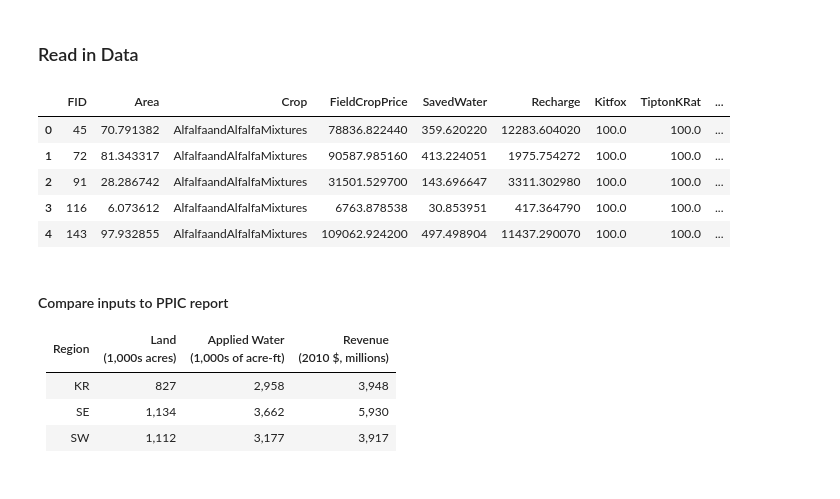
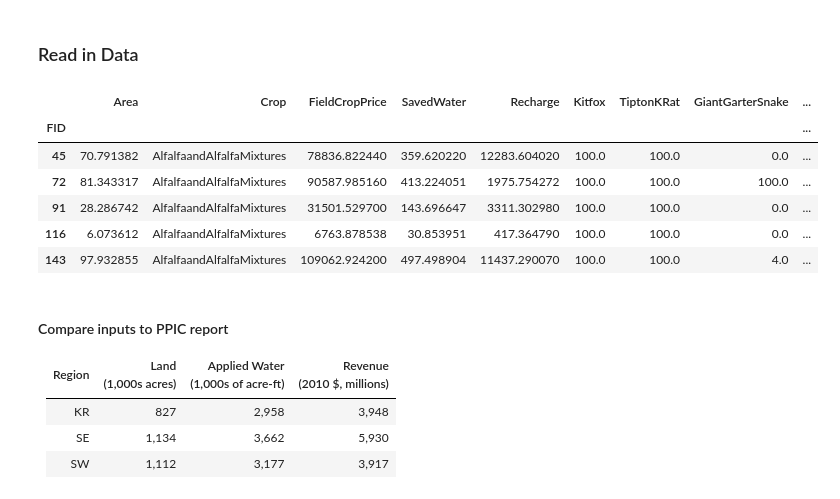
Before and after one commit to eanderson-ei/cv-mbom, a Jupyter notebook: notebooks/010-data-prep.ipynb, the cells around one changed output. Drawn from its saved outputs; the diff is of its cells as text; code cells hidden in the pictures.

```diff
--- a/notebooks/010-data-prep.ipynb
+++ b/notebooks/010-data-prep.ipynb
@@ -26,15 +26,16 @@ plt.rcParams["figure.figsize"] = (12,5)
 # %% [markdown]
 ### Read in Data
 # %%
-df = pd.read_csv(region_csv)
+df = pd.read_csv(region_csv, index_col='FID')
 df.head()
 # %% [output]
-|  | FID | Area | Crop | FieldCropPrice | SavedWater | Recharge | Kitfox | TiptonKRat | ... |
-| 0 | 45 | 70.791382 | AlfalfaandAlfalfaMixtures | 78836.822440 | 359.620220 | 12283.604020 | 100.0 | 100.0 | ... |
-| 1 | 72 | 81.343317 | AlfalfaandAlfalfaMixtures | 90587.985160 | 413.224051 | 1975.754272 | 100.0 | 100.0 | ... |
-| 2 | 91 | 28.286742 | AlfalfaandAlfalfaMixtures | 31501.529700 | 143.696647 | 3311.302980 | 100.0 | 100.0 | ... |
-| 3 | 116 | 6.073612 | AlfalfaandAlfalfaMixtures | 6763.878538 | 30.853951 | 417.364790 | 100.0 | 100.0 | ... |
-| 4 | 143 | 97.932855 | AlfalfaandAlfalfaMixtures | 109062.924200 | 497.498904 | 11437.290070 | 100.0 | 100.0 | ... |
+|  | Area | Crop | FieldCropPrice | SavedWater | Recharge | Kitfox | TiptonKRat | GiantGarterSnake | ... |
+| FID |  |  |  |  |  |  |  |  | ... |
+| 45 | 70.791382 | AlfalfaandAlfalfaMixtures | 78836.822440 | 359.620220 | 12283.604020 | 100.0 | 100.0 | 0.0 | ... |
+| 72 | 81.343317 | AlfalfaandAlfalfaMixtures | 90587.985160 | 413.224051 | 1975.754272 | 100.0 | 100.0 | 100.0 | ... |
+| 91 | 28.286742 | AlfalfaandAlfalfaMixtures | 31501.529700 | 143.696647 | 3311.302980 | 100.0 | 100.0 | 0.0 | ... |
+| 116 | 6.073612 | AlfalfaandAlfalfaMixtures | 6763.878538 | 30.853951 | 417.364790 | 100.0 | 100.0 | 0.0 | ... |
+| 143 | 97.932855 | AlfalfaandAlfalfaMixtures | 109062.924200 | 497.498904 | 11437.290070 | 100.0 | 100.0 | 4.0 | ... |
 # %% [markdown]
 #### Compare inputs to PPIC report
 |Region|Land <br>(1,000s acres) <br>|Applied Water<br>(1,000s of acre-ft)<br>|Revenue <br>(2010 $, millions)<br>|
```
Also changed, not shown: parts of 7 cells of this notebook, 5 other files.
